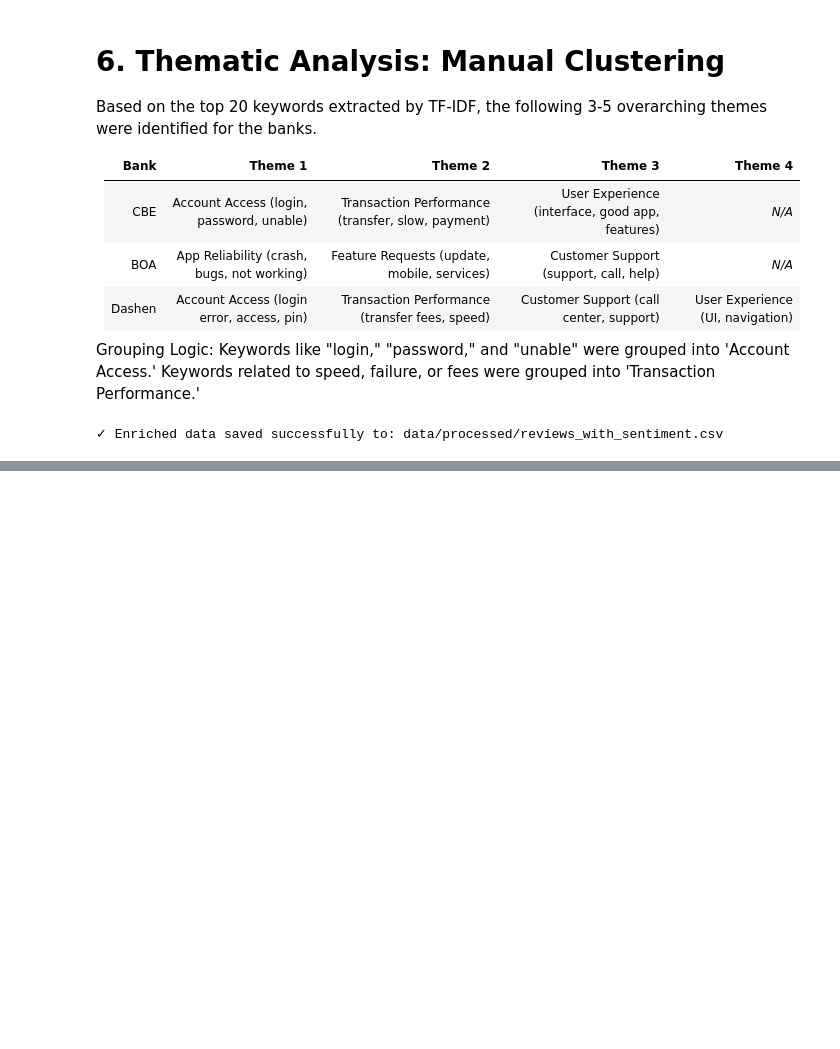
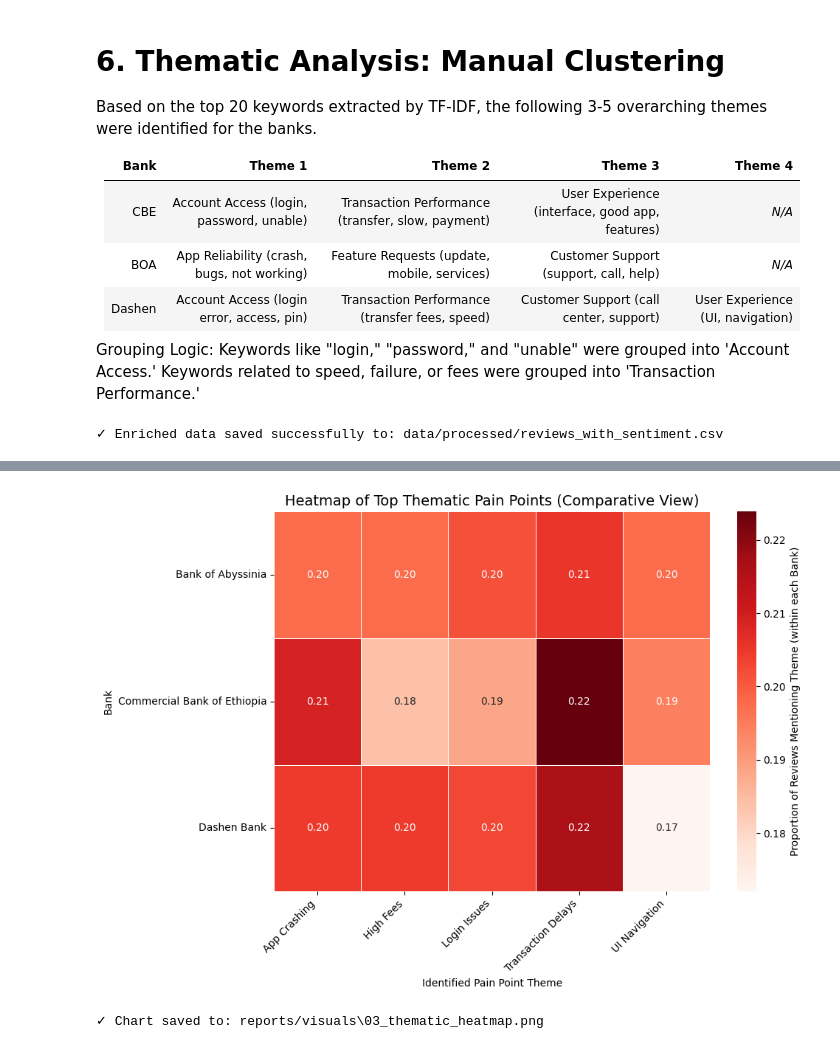
Before and after one commit to rufta-g20/bank_review_analysis, a Jupyter notebook: analysis_and_themes.ipynb, the cells around one changed output, grey strips where cells are left out. Drawn from its saved outputs; the diff is of its cells as text; code cells hidden in the pictures; blank space fills up the shorter version.

```diff
--- a/analysis_and_themes.ipynb
+++ b/analysis_and_themes.ipynb
@@ -215,0 +317,41 @@ print(f"\n✓ Enriched data saved successfully to: {OUTPUT_FILE}")
+# %%
+# --- CELL 11: Thematic Pain Points Heatmap (Report Insight 4) ---
+
+if not df.empty and 'thematic_pain_point' in df.columns:
+    plt.figure(figsize=(10, 7))
+
+    # Select the top 5 most common themes for a clear heatmap
+    top_themes = df['thematic_pain_point'].value_counts().head(5).index.tolist()
+    df_themes = df[df['thematic_pain_point'].isin(top_themes)]
+
+    # Aggregate the count of reviews for each Bank x Theme combination
+    theme_matrix = df_themes.groupby(['bank', 'thematic_pain_point']).size().unstack(fill_value=0)
+
+    # Normalize by the row sum (total reviews for that bank) to show proportion
+    theme_matrix_normalized = theme_matrix.div(theme_matrix.sum(axis=1), axis=0)
+
+    # Create the heatmap
+    sns.heatmap(
+        theme_matrix_normalized,
+        annot=True,              # Show the actual value in each cell
+        fmt=".2f",               # Format to 2 decimal places (shows proportion)
+        cmap="Reds",             # Use a red color map to highlight pain points
+        linewidths=.5,           # Add lines between cells
+        cbar_kws={'label': 'Proportion of Reviews Mentioning Theme (within each Bank)'}
+    )
+
+    plt.title('Heatmap of Top Thematic Pain Points (Comparative View)', fontsize=14)
+    plt.ylabel('Bank')
+    plt.xlabel('Identified Pain Point Theme')
+    plt.xticks(rotation=45, ha='right')
+    plt.yticks(rotation=0)
+    plt.tight_layout()
+
+    # Save the figure
+    filename = os.path.join(OUTPUT_DIR, '03_thematic_heatmap.png')
+    plt.savefig(filename)
+    plt.show()
+    print(f"✓ Chart saved to: {filename}")
+# %% [output]
+[figure, added]
+✓ Chart saved to: reports/visuals\03_thematic_heatmap.png
```
Also changed, not shown: parts of 4 cells of this notebook.
